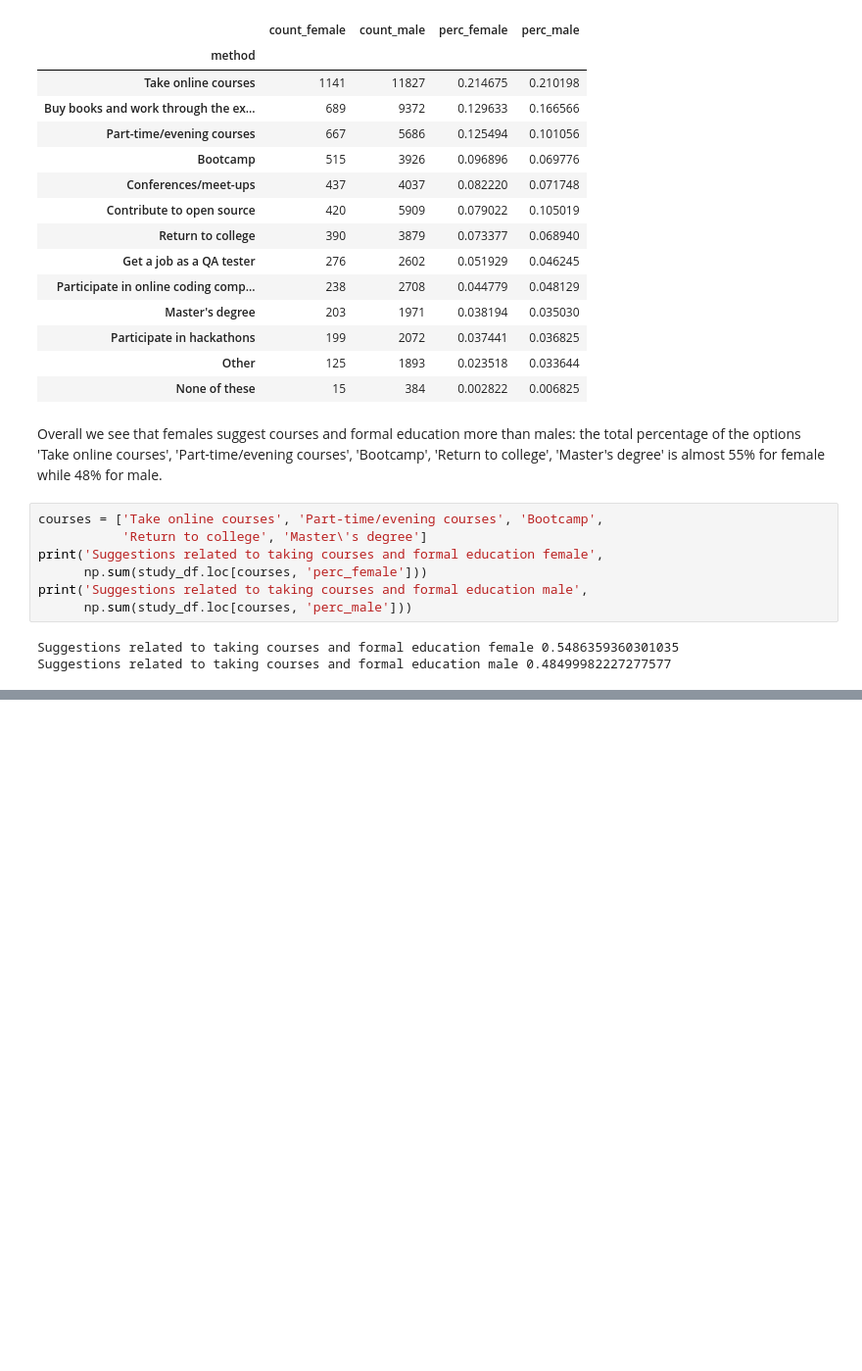
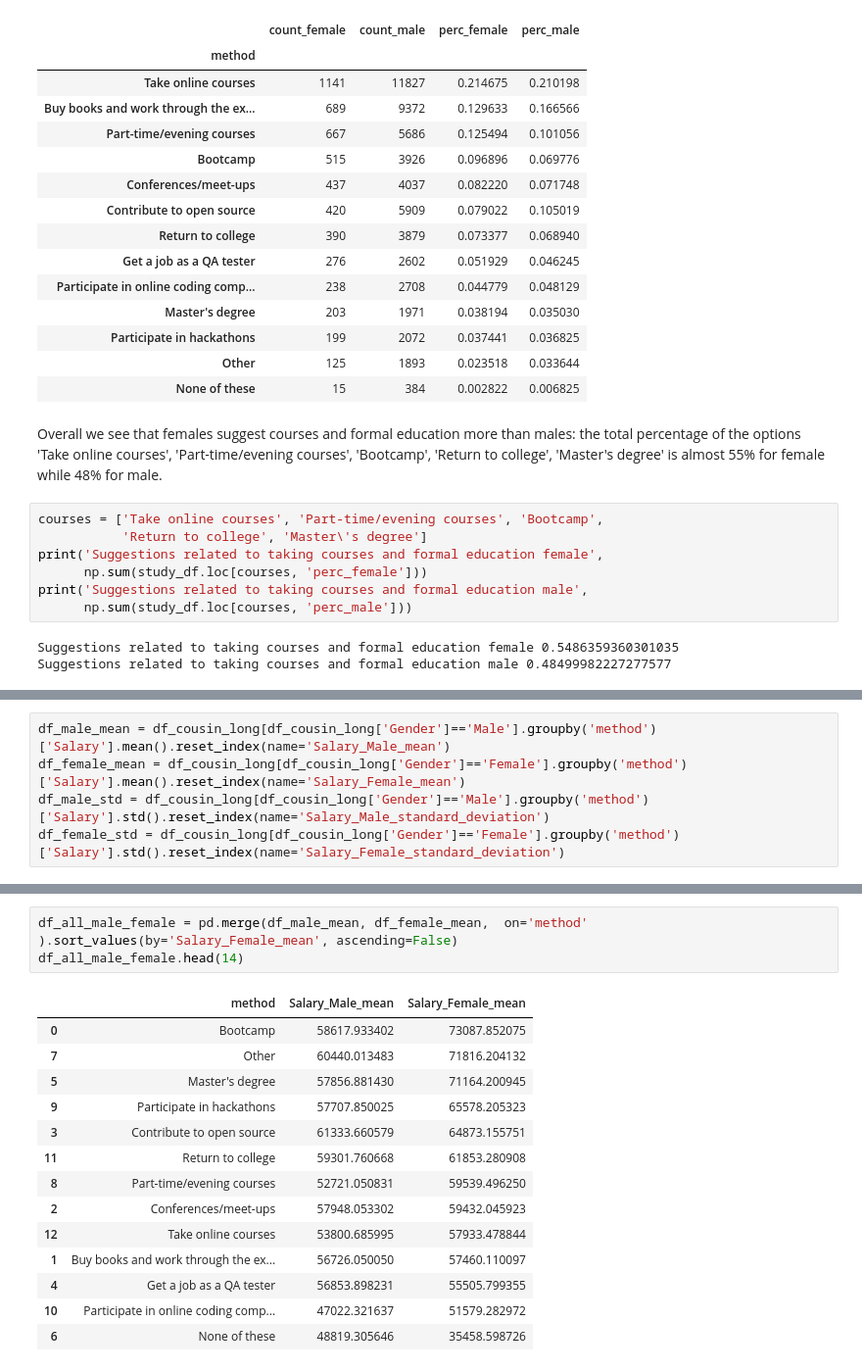
Before and after one commit to iris-theof/stackoverflow, a Jupyter notebook: HowToBreakIntoTheFieldFemaleMale.ipynb, the cells around one changed output, grey strips where cells are left out. Shown: that part at 98% size. Cells and saved outputs as stored; diff of their text form; blank space fills up the shorter version.

```diff
--- a/HowToBreakIntoTheFieldFemaleMale.ipynb
+++ b/HowToBreakIntoTheFieldFemaleMale.ipynb
@@ -320,0 +139,5 @@ Less Than Master's
+# %%
+df_male_mean = df_cousin_long[df_cousin_long['Gender']=='Male'].groupby('method')['Salary'].mean().reset_index(name='Salary_Male_mean')
+df_female_mean = df_cousin_long[df_cousin_long['Gender']=='Female'].groupby('method')['Salary'].mean().reset_index(name='Salary_Female_mean')
+df_male_std = df_cousin_long[df_cousin_long['Gender']=='Male'].groupby('method')['Salary'].std().reset_index(name='Salary_Male_standard_deviation')
+df_female_std = df_cousin_long[df_cousin_long['Gender']=='Female'].groupby('method')['Salary'].std().reset_index(name='Salary_Female_standard_deviation')
@@ -320,0 +146,18 @@ Less Than Master's
+# %%
+df_all_male_female = pd.merge(df_male_mean, df_female_mean,  on='method'  ).sort_values(by='Salary_Female_mean', ascending=False)
+df_all_male_female.head(14)
+# %% [output]
+|  | method | Salary_Male_mean | Salary_Female_mean |
+| 0 | Bootcamp | 58617.933402 | 73087.852075 |
+| 7 | Other | 60440.013483 | 71816.204132 |
+| 5 | Master's degree | 57856.881430 | 71164.200945 |
+| 9 | Participate in hackathons | 57707.850025 | 65578.205323 |
+| 3 | Contribute to open source | 61333.660579 | 64873.155751 |
+| 11 | Return to college | 59301.760668 | 61853.280908 |
+| 8 | Part-time/evening courses | 52721.050831 | 59539.496250 |
+| 2 | Conferences/meet-ups | 57948.053302 | 59432.045923 |
+| 12 | Take online courses | 53800.685995 | 57933.478844 |
+| 1 | Buy books and work through the ex... | 56726.050050 | 57460.110097 |
+| 4 | Get a job as a QA tester | 56853.898231 | 55505.799355 |
+| 10 | Participate in online coding comp... | 47022.321637 | 51579.282972 |
+| 6 | None of these | 48819.305646 | 35458.598726 |
```
Also changed, not shown: parts of 31 cells of this notebook, 1 other file.
